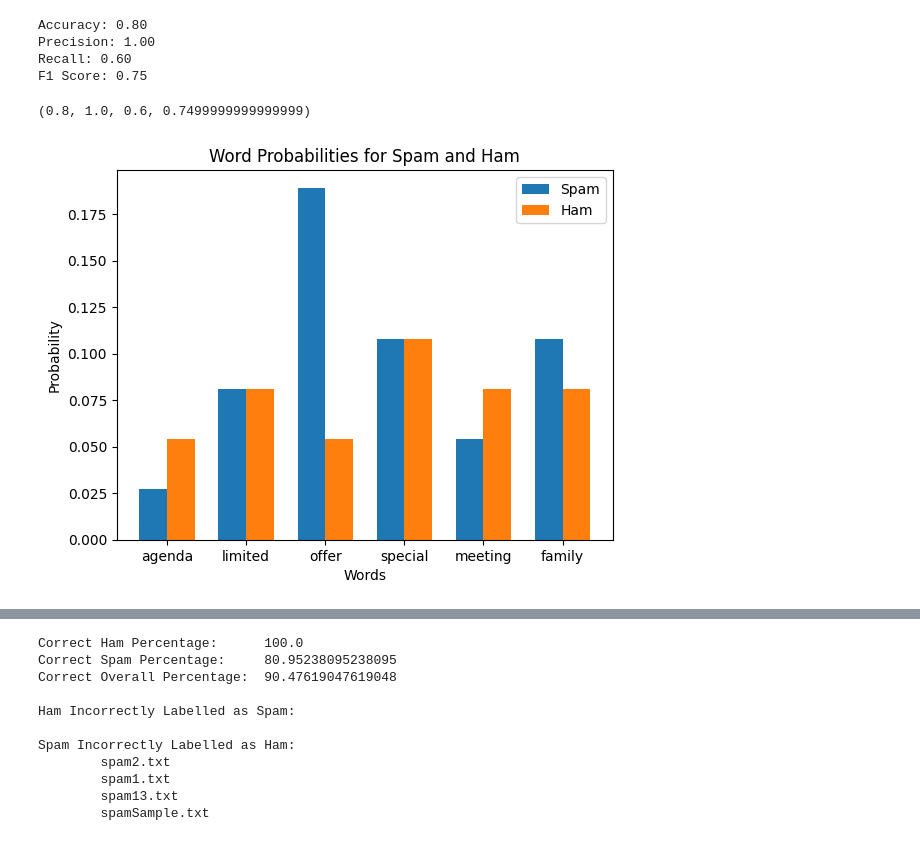
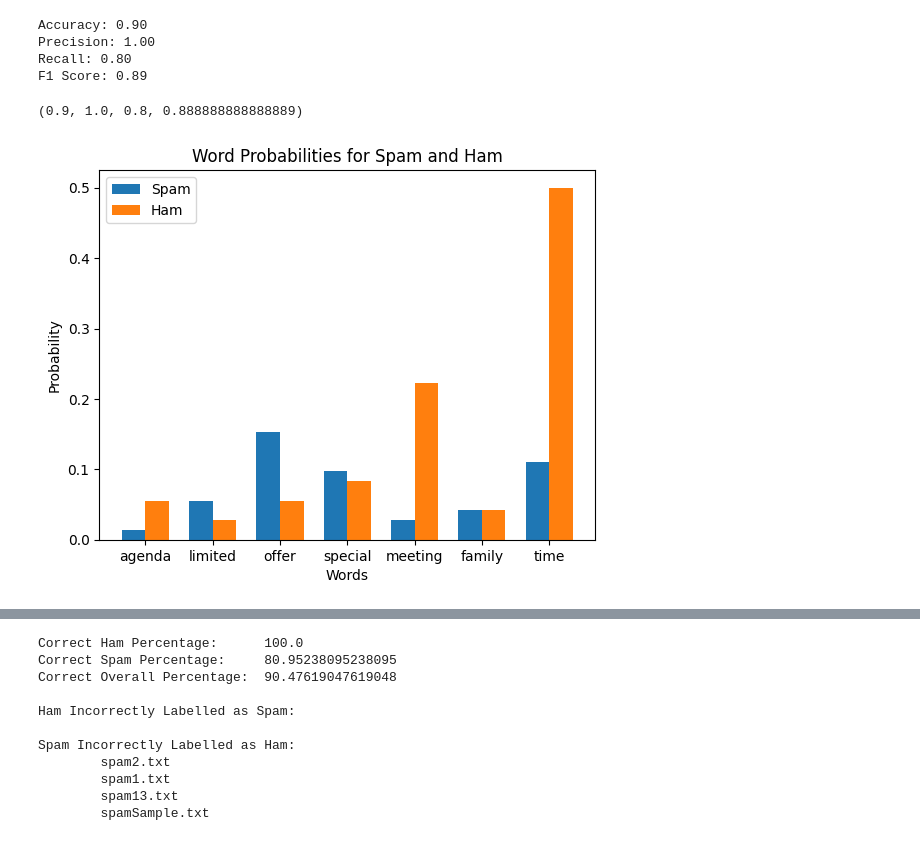
Before and after one commit to Ozziekins/nb-email-filter, a Jupyter notebook: nb_model/AI_Project.ipynb, the cells around one changed output, grey strips where cells are left out. Drawn from its saved outputs; the diff is of its cells as text; code cells hidden in the pictures.

```diff
--- a/nb_model/AI_Project.ipynb
+++ b/nb_model/AI_Project.ipynb
@@ -142,7 +142,7 @@ class NaiveBayesClassifier:
         with open(file_path, 'r', encoding='utf-8', errors='ignore') as file:
             return file.read()
 
-    def plot_most_common_words(self, class_label, num_words=10):
+    def plot_most_common_words(self, class_label, num_words=10, min_word_length=4):
         if class_label == 'spam':
             word_probs = self.spam_word_probs
         elif class_label == 'ham':
@@ -150,7 +150,10 @@ class NaiveBayesClassifier:
         else:
             raise ValueError("Invalid class label. Use 'spam' or 'ham'.")
 
-        sorted_words = sorted(word_probs, key=word_probs.get, reverse=True)[:num_words]
+        filtered_words = [word for word in word_probs if len(word) > min_word_length]
+
+        # Sort filtered words by probability
+        sorted_words = sorted(filtered_words, key=word_probs.get, reverse=True)[:num_words]
         probabilities = [word_probs[word] for word in sorted_words]
 
         plt.figure(figsize=(10, 6))
@@ -174,43 +177,43 @@ validation_data = classifier.train_from_directory('emails.zip')
 classifier.save_model()
 classifier.evaluate_model(validation_data)
 # %% [output]
-Accuracy: 0.80
+Accuracy: 0.90
 Precision: 1.00
-Recall: 0.60
-F1 Score: 0.75
+Recall: 0.80
+F1 Score: 0.89
-(0.8, 1.0, 0.6, 0.7499999999999999)
+(0.9, 1.0, 0.8, 0.888888888888889)
 # %%
 import numpy as np
 
 def plot_word_probabilities(classifier, word_list):
     spam_probs = []
     ham_probs = []
 
     for word in word_list:
         if word in classifier.vocab:
             spam_probs.append(classifier.spam_word_probs[word])
             ham_probs.append(classifier.ham_word_probs[word])
         else:
             # If the word is not in the vocabulary, assume a small default probability
             spam_probs.append(0.0001)
             ham_probs.append(0.0001)
 
     # Plot the probabilities for each word
     bar_width = 0.35
     index = np.arange(len(word_list))
 
     plt.bar(index, spam_probs, bar_width, label='Spam')
     plt.bar(index + bar_width, ham_probs, bar_width, label='Ham')
 
     plt.xlabel('Words')
     plt.ylabel('Probability')
     plt.title('Word Probabilities for Spam and Ham')
     plt.xticks(index + bar_width / 2, word_list)
     plt.legend()
     plt.show()
 
-word_list = ['agenda', 'limited', 'offer', 'special', 'meeting', 'family']
+word_list = ['agenda', 'limited', 'offer', 'special', 'meeting', 'family', 'time']
 plot_word_probabilities(classifier, word_list)
 # %% [output]
-[figure, old version]
+[figure, new version]
 # %%
```
Also changed, not shown: parts of 2 cells of this notebook.
